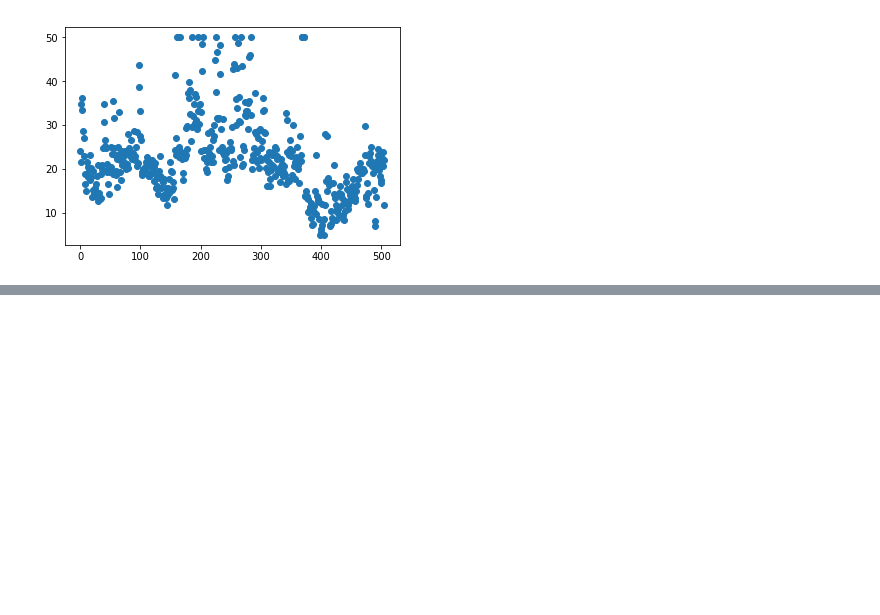
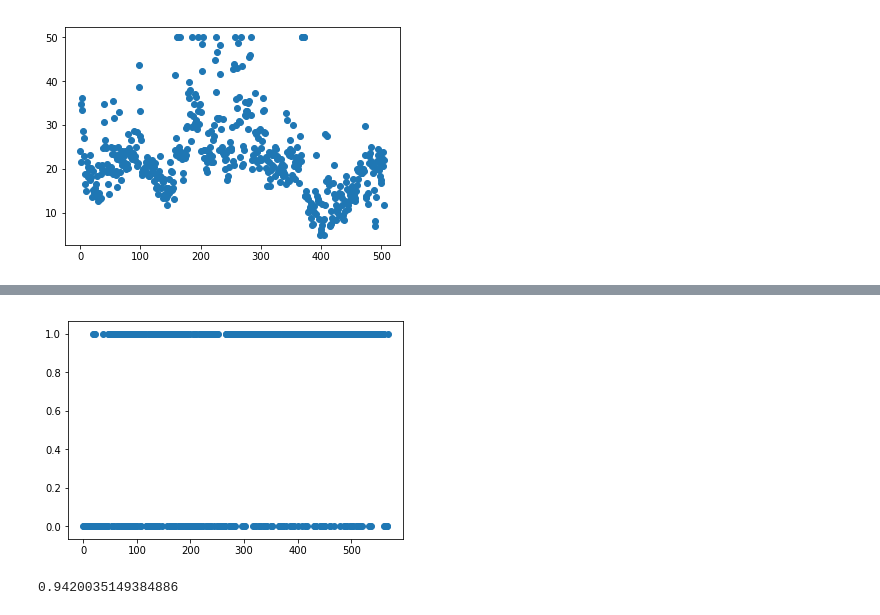
Before and after one commit to Henrython/Elements-of-Stat-Learning, a Jupyter notebook: CART.Regressor/Untitled1.ipynb, the cells around one changed output, grey strips where cells are left out. Cells and saved outputs as stored; diff of their text form; code cells hidden in the pictures; blank space fills up the shorter version.

```diff
--- a/CART.Regressor/Untitled1.ipynb
+++ b/CART.Regressor/Untitled1.ipynb
@@ -133,0 +56,2 @@ plt.show()
+# %%
+cancer=load_breast_cancer()
@@ -133,0 +78,5 @@ plt.show()
+# %%
+plt.scatter(range(len(target)),target)
+plt.show()
+# %% [output]
+[figure, added]
@@ -133,0 +90,4 @@ plt.show()
+# %%
+sum(row)/len(row)
+# %% [output]
+0.9420035149384886
```
Also changed, not shown: parts of 17 cells of this notebook, 1 other file.
